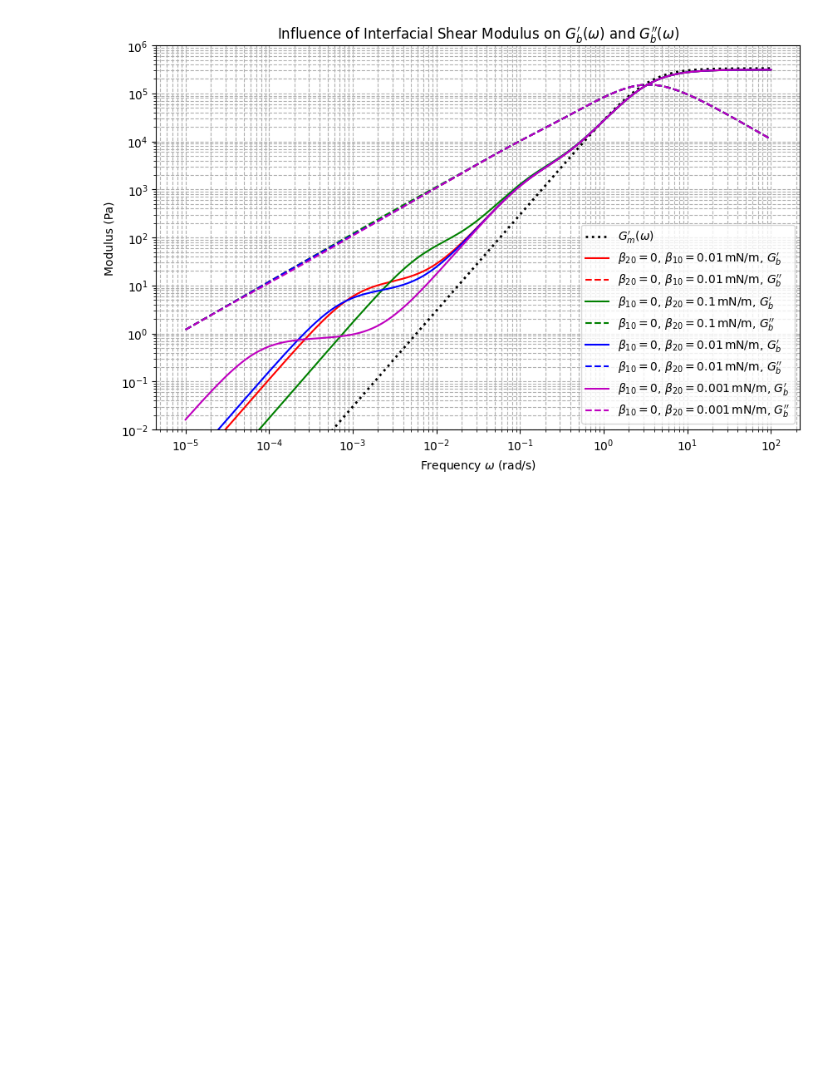
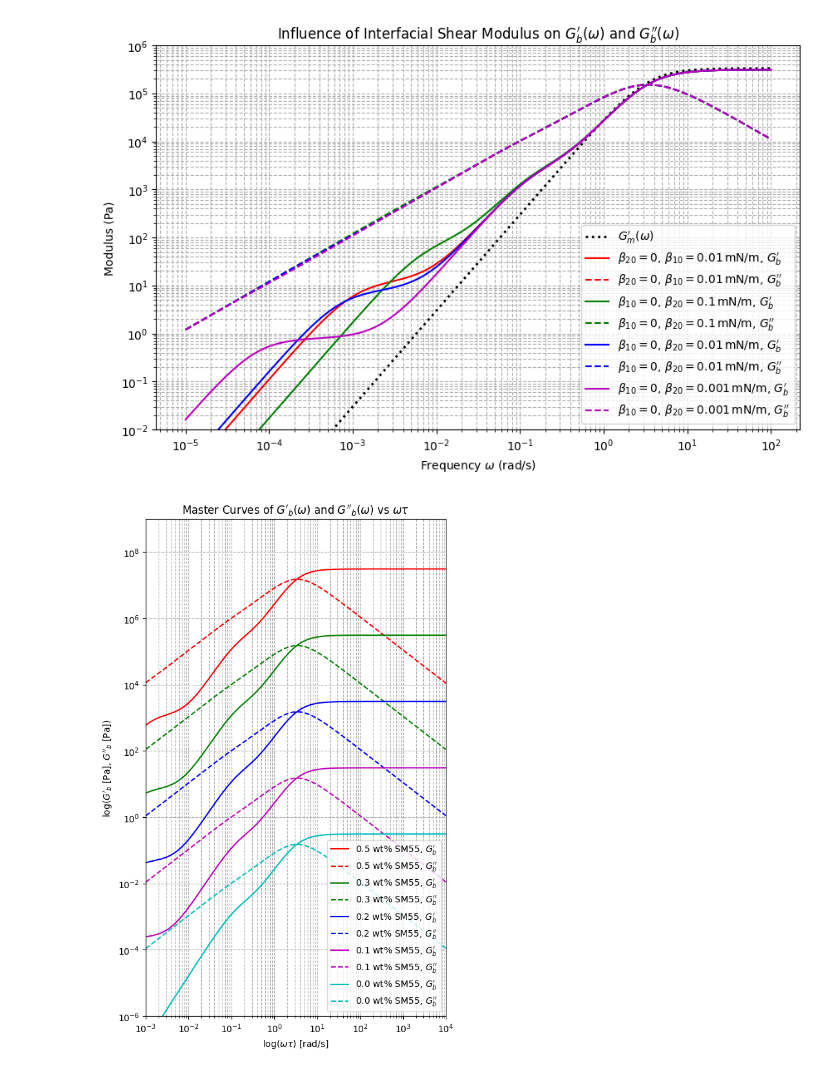
Before and after one commit to inxslynne/thesisproject, a Jupyter notebook: Jacobs/py-Jacobs-1.ipynb, the cells around one changed output. Drawn from its saved outputs; the diff is of its cells as text; code cells hidden in the pictures; blank space fills up the shorter version.

```diff
--- a/Jacobs/py-Jacobs-1.ipynb
+++ b/Jacobs/py-Jacobs-1.ipynb
@@ -144,3 +144,100 @@ plt.grid(True, which="both", ls="--")
 plt.show()
 # %% [output]
 [figure]
+# %%
+
+
+# Given parameters
+alpha = 2e-3    # Interfacial tension in N/m (2 mN/m)
+Rv = 1e-7       # Average droplet radius in m (0.1 μm)
+eta_m = 1e5     # Viscosity of matrix phase in Pa·s
+eta_d = 1e4     # Viscosity of dispersed phase in Pa·s
+phi = 0.075     # Volume fraction of dispersed phase
+lambda_m = 0.3  # Relaxation time of matrix phase in s
+lambda_d = 0.1  # Relaxation time of dispersed phase in s
+
+# Frequency range
+omega = np.logspace(-3, 4, num=500)  # rad/s, from 10^-3 to 10^4
+
+# Characteristic time τ (assuming τ = 1 s for plotting ω τ)
+tau = 1  # s
+
+# Blends with SM55 content and shift factors C
+blends = [
+    {'SM55_wt%': 0.5, 'beta': 1e-5, 'C': 1e2},      # Blend 1
+    {'SM55_wt%': 0.3, 'beta': 6e-6, 'C': 1},        # Blend 2
+    {'SM55_wt%': 0.2, 'beta': 4e-6, 'C': 1e-2},     # Blend 3
+    {'SM55_wt%': 0.1, 'beta': 2e-6, 'C': 1e-4},     # Blend 4
+    {'SM55_wt%': 0.0, 'beta': 0.0, 'C': 1e-6}       # Blend 5 (uncompounded blend)
+]
+
+colors = ['r', 'g', 'b', 'm', 'c']
+markers = ['o', 's', '^', 'D', 'v']
+
+plt.figure(figsize=(6, 10))
+
+for idx, blend in enumerate(blends):
+    beta = blend['beta']  # Interfacial modulus in N/m
+    C = blend['C']        # Vertical shift factor
+    SM55_content = blend['SM55_wt%']  # SM55 content in wt%
+
+    # Complex shear moduli of matrix and dispersed phases
+    Gm_star = (1j * omega * eta_m) / (1 + 1j * omega * lambda_m)
+    Gd_star = (1j * omega * eta_d) / (1 + 1j * omega * lambda_d)
+
+    # E and D terms
+    delta_G = Gd_star - Gm_star
+
+    # Assuming beta' = beta, beta'' = 0
+    beta_prime = beta
+    beta_double_prime = 0
+    beta_term = beta_prime / Rv
+
+    # Common terms
+    term1 = 19 * Gd_star + 16 * Gm_star
+    term2 = 24 * (alpha / Rv) + 23 * Gd_star - 16 * Gm_star
+    term3 = 24 * (alpha / Rv) + 23 * Gd_star + 32 * Gm_star
+    term4 = 5 * Gd_star + 2 * Gm_star
+    term5 = 2 * Gd_star + 3 * Gm_star
+    term6 = Gd_star + Gm_star
+
+    # E1 and D1 terms (since beta'' = 0)
+    E1 = beta_term * term2
+    D1 = 2 * beta_term * term3
+
+    # E and D
+    E = delta_G * term1 + 4 * (alpha / Rv) * term4 + E1
+    D = term5 * term1 + 40 * (alpha / Rv) * term6 + D1
+
+    # Ratio E/D
+    E_over_D = E / D
+
+    # Blend complex modulus
+    Gb_star = Gm_star * (1 + 3 * phi * E_over_D) / (1 - 2 * phi * E_over_D)
+
+    # Storage and loss moduli
+    Gb_prime = Gb_star.real
+    Gb_double_prime = Gb_star.imag
+
+    # Shifted moduli
+    Gb_prime_shifted = Gb_prime * C
+    Gb_double_prime_shifted = Gb_double_prime * C
+
+    # Plotting G'_b and G''_b
+    plt.loglog(omega * tau, Gb_prime_shifted, color=colors[idx], linestyle='-', label=f"{SM55_content} wt% SM55, $G_{{b}}^{{\\prime}}$")
+    plt.loglog(omega * tau, Gb_double_prime_shifted, color=colors[idx], linestyle='--', label=f"{SM55_content} wt% SM55, $G_{{b}}^{{\\prime\\prime}}$")
+
+
+# Set x-axis and y-axis limits
+plt.xlim(1e-3, 1e4)  # From 10^-3 to 10^4
+plt.ylim(1e-6, 1e9)  # From 10^-6 to 10^9
+
+# Formatting the plot
+plt.title('Master Curves of $G\'_b(\omega)$ and $G\'\'_b(\omega)$ vs $\omega \\tau$')
+plt.xlabel('$\log(\omega \\tau)$ [rad/s]')
+plt.ylabel('$\log(G\'_b$ [Pa], $G\'\'_b$ [Pa])')
+plt.legend()
+plt.grid(True, which="both", ls="--")
+plt.show()
+# %% [output]
+[figure, added]
```
Also changed, not shown: 1 other file.
